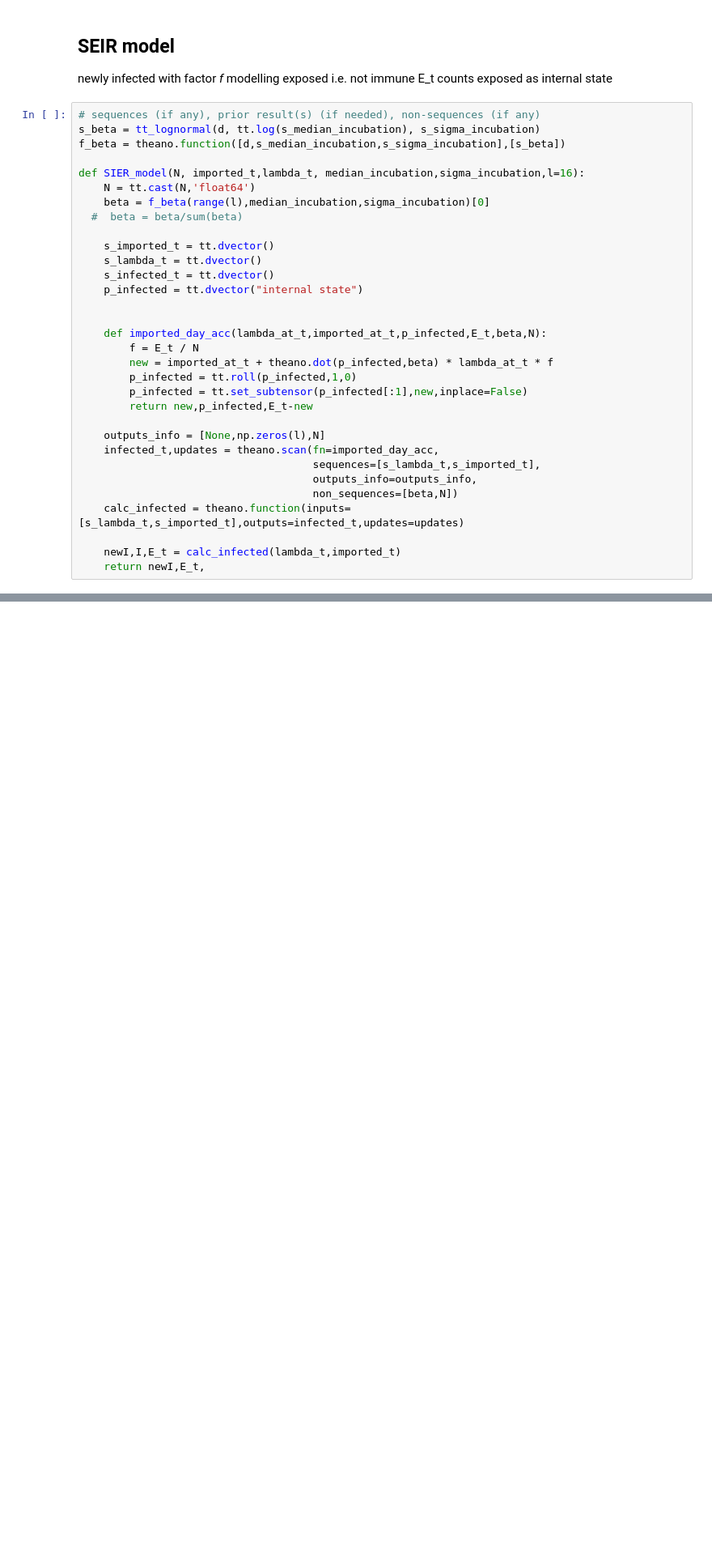
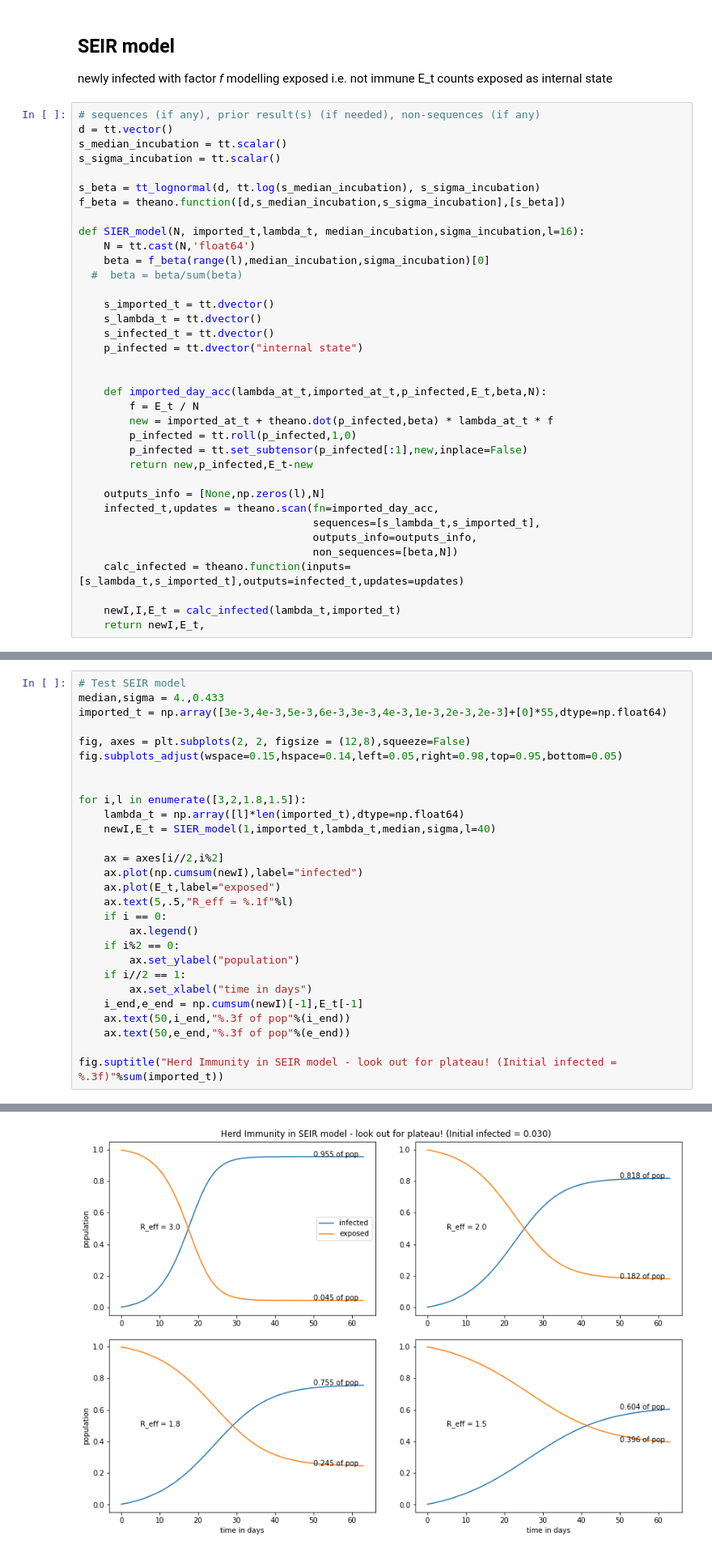
Before and after one commit to matthiaslinden/COVID19_inference_alt, a Jupyter notebook: TheanoToolkit.ipynb, the cells around one changed output, grey strips where cells are left out. Shown at 81% size. Cells and saved outputs as stored; diff of their text form; blank space fills up the shorter version.

```diff
--- a/TheanoToolkit.ipynb
+++ b/TheanoToolkit.ipynb
@@ -125,6 +137,10 @@ newly infected with factor *f* modelling exposed i.e. not immune
 E_t counts exposed as internal state
 # %%
 # sequences (if any), prior result(s) (if needed), non-sequences (if any)
+d = tt.vector()
+s_median_incubation = tt.scalar()
+s_sigma_incubation = tt.scalar()
+
 s_beta = tt_lognormal(d, tt.log(s_median_incubation), s_sigma_incubation)
 f_beta = theano.function([d,s_median_incubation,s_sigma_incubation],[s_beta])
 
@@ -169,0 +174,29 @@ plt.plot(E_t)
+# %%
+# Test SEIR model
+median,sigma = 4.,0.433
+imported_t = np.array([3e-3,4e-3,5e-3,6e-3,3e-3,4e-3,1e-3,2e-3,2e-3]+[0]*55,dtype=np.float64)
+
+fig, axes = plt.subplots(2, 2, figsize = (12,8),squeeze=False)
+fig.subplots_adjust(wspace=0.15,hspace=0.14,left=0.05,right=0.98,top=0.95,bottom=0.05)
+
+
+for i,l in enumerate([3,2,1.8,1.5]):
+    lambda_t = np.array([l]*len(imported_t),dtype=np.float64)
+    newI,E_t = SIER_model(1,imported_t,lambda_t,median,sigma,l=40)
+
+    ax = axes[i//2,i%2]
+    ax.plot(np.cumsum(newI),label="infected")
+    ax.plot(E_t,label="exposed")
+    ax.text(5,.5,"R_eff = %.1f"%l)
+    if i == 0:
+        ax.legend()
+    if i%2 == 0:
+        ax.set_ylabel("population")
+    if i//2 == 1:
+        ax.set_xlabel("time in days")
+    i_end,e_end = np.cumsum(newI)[-1],E_t[-1]
+    ax.text(50,i_end,"%.3f of pop"%(i_end))
+    ax.text(50,e_end,"%.3f of pop"%(e_end))
+
+fig.suptitle("Herd Immunity in SEIR model - look out for plateau! (Initial infected = %.3f)"%sum(imported_t))
+# %% [output]
@@ -169,0 +204 @@ plt.plot(E_t)
+[figure, added]
```
Also changed, not shown: parts of 10 cells of this notebook.
